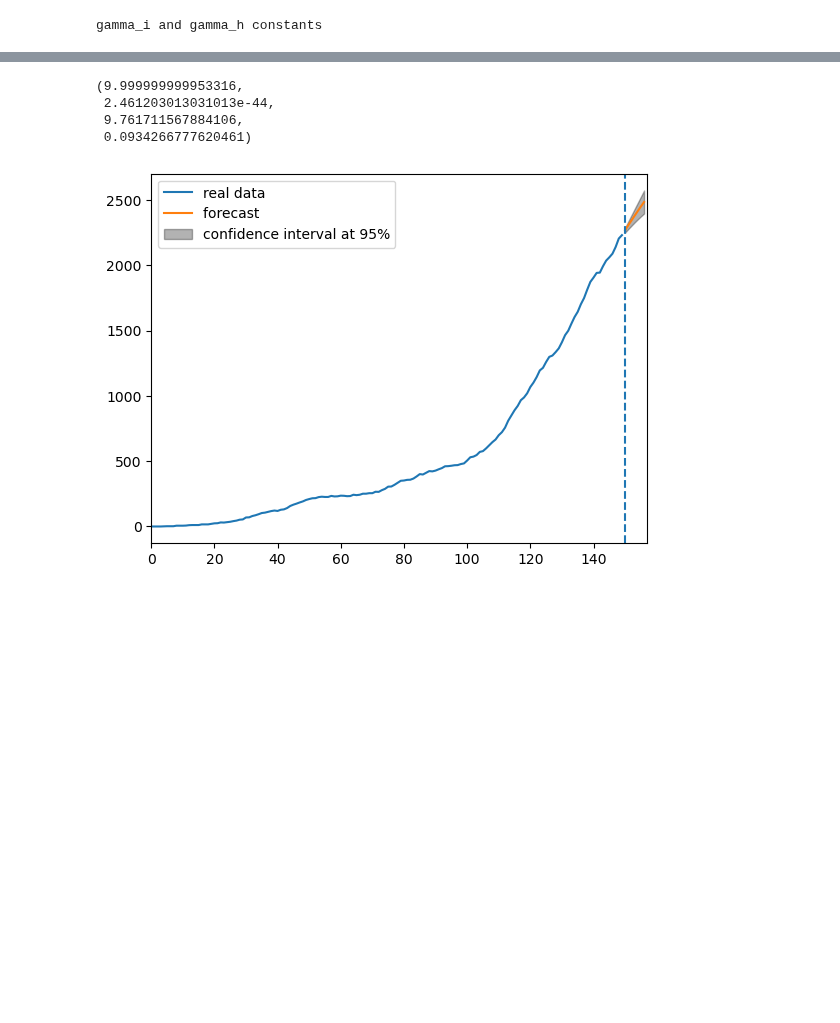
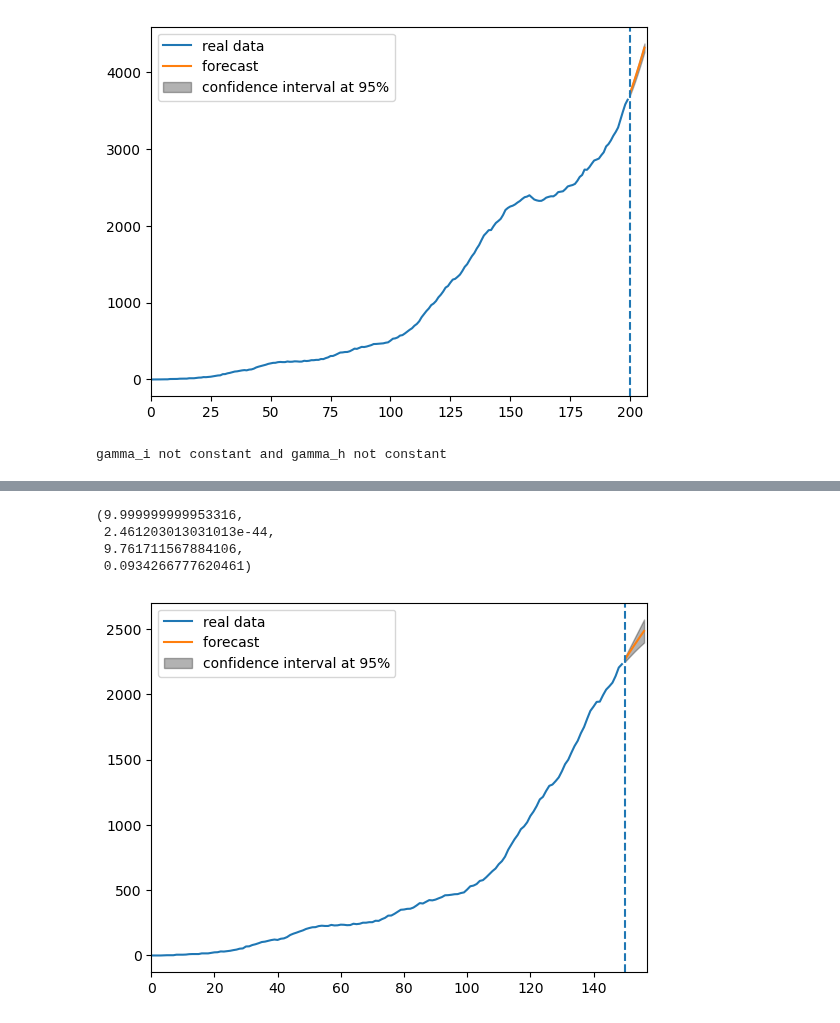
Before and after one commit to gregoirebechade/covid_internship, a Jupyter notebook: 10_evaluation_on_n_hospitalized.ipynb, the cells around one changed output, grey strips where cells are left out. Drawn from its saved outputs; the diff is of its cells as text; code cells hidden in the pictures; blank space fills up the shorter version.

```diff
--- a/10_evaluation_on_n_hospitalized.ipynb
+++ b/10_evaluation_on_n_hospitalized.ipynb
@@ -41,6 +54,12 @@ dates_of_pandemic_train=[i for i in range(split)]
+# %%
+myvar=VAR_m()
+myvar.train(None, data3D_train)
+myvar.plot(7, 0.05)
+# %% [output]
+[figure, added]
 # %%
 mysirh=SIRH_model_2()
-mysirh.choose_model(True, True, True)
+mysirh.choose_model(False, False, True)
 mysirh.train( data_train)
 # %% [output]
-gamma_i and gamma_h constants
+gamma_i not constant and gamma_h not constant
```
Also changed, not shown: parts of 7 cells of this notebook, 4 other files.
